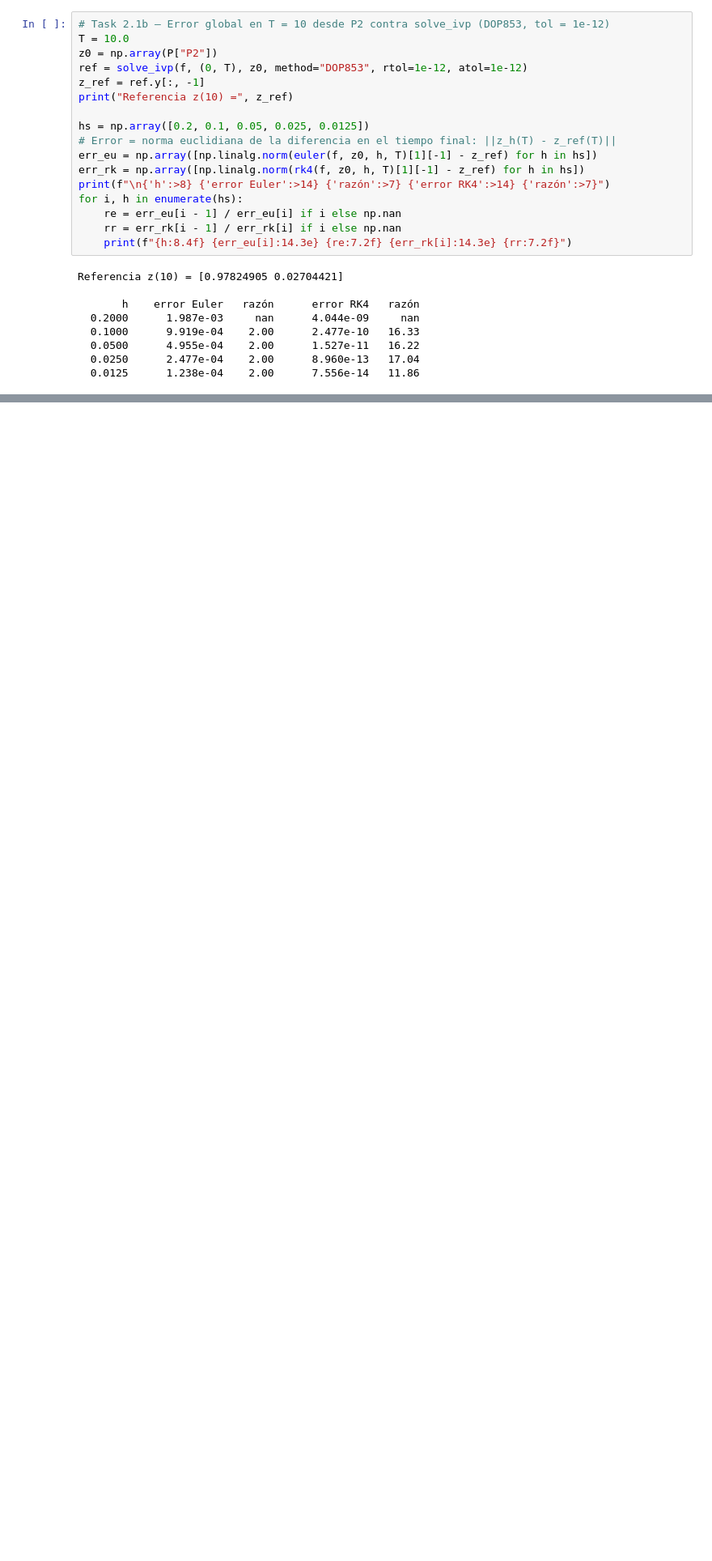
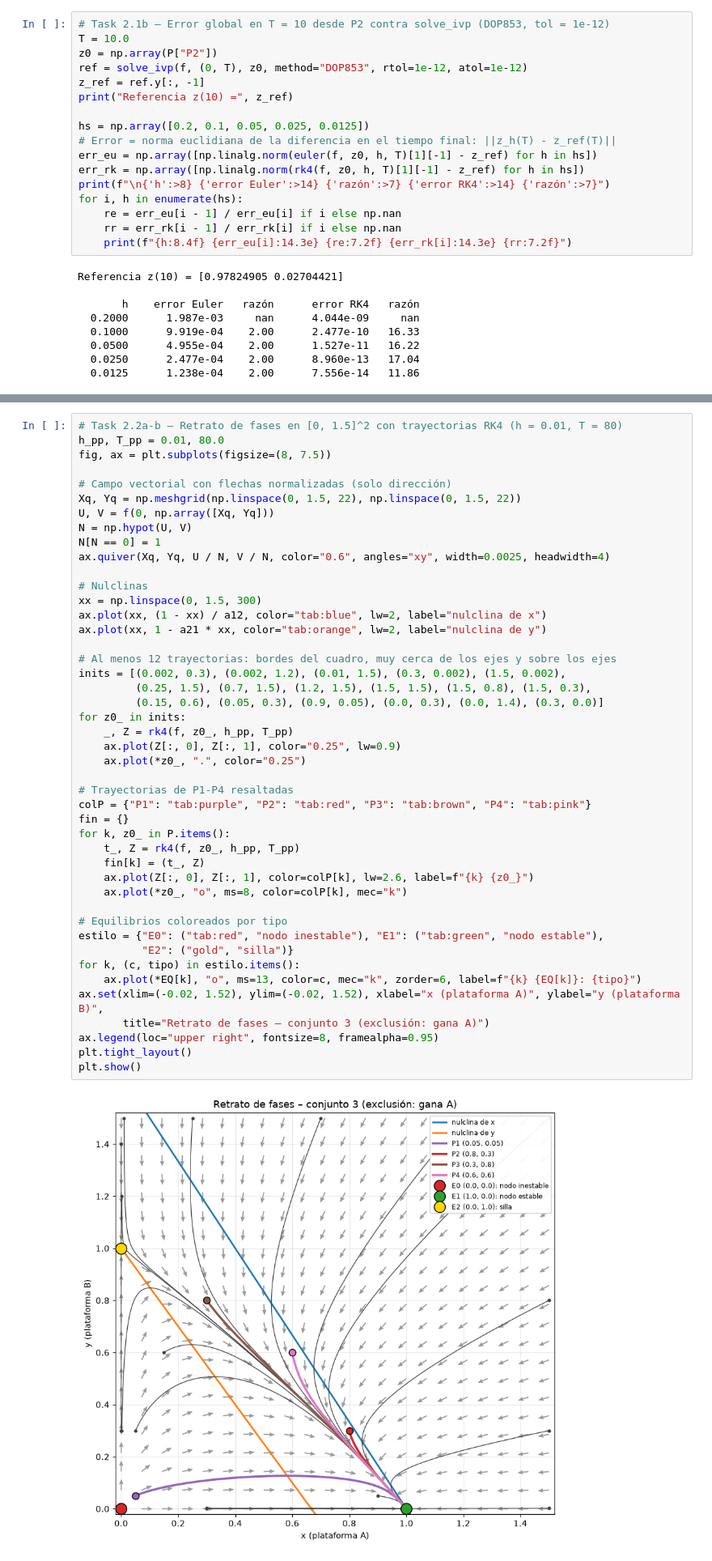
Before and after one commit to Branuvg/hdt6_modsim, a Jupyter notebook: hdt6.ipynb, the cells around one changed output, grey strips where cells are left out. Shown at 81% size. Saved outputs shown, nothing was run; the diff lists cells and outputs as text; blank space fills up the shorter version.

Commit message:
Resolver Task 2.2

```diff
--- a/hdt6.ipynb
+++ b/hdt6.ipynb
@@ -316,3 +316,50 @@ Pendiente Euler = 1.0010  (teórico 1)
 Pendiente RK4   = 3.9526  (teórico 4)
 Pendiente RK4 sin h = 0.0125 = 4.0440
 [figure]
+# %%
+# Task 2.2a-b — Retrato de fases en [0, 1.5]^2 con trayectorias RK4 (h = 0.01, T = 80)
+h_pp, T_pp = 0.01, 80.0
+fig, ax = plt.subplots(figsize=(8, 7.5))
+
+# Campo vectorial con flechas normalizadas (solo dirección)
+Xq, Yq = np.meshgrid(np.linspace(0, 1.5, 22), np.linspace(0, 1.5, 22))
+U, V = f(0, np.array([Xq, Yq]))
+N = np.hypot(U, V)
+N[N == 0] = 1
+ax.quiver(Xq, Yq, U / N, V / N, color="0.6", angles="xy", width=0.0025, headwidth=4)
+
+# Nulclinas
+xx = np.linspace(0, 1.5, 300)
+ax.plot(xx, (1 - xx) / a12, color="tab:blue", lw=2, label="nulclina de x")
+ax.plot(xx, 1 - a21 * xx, color="tab:orange", lw=2, label="nulclina de y")
+
+# Al menos 12 trayectorias: bordes del cuadro, muy cerca de los ejes y sobre los ejes
+inits = [(0.002, 0.3), (0.002, 1.2), (0.01, 1.5), (0.3, 0.002), (1.5, 0.002),
+         (0.25, 1.5), (0.7, 1.5), (1.2, 1.5), (1.5, 1.5), (1.5, 0.8), (1.5, 0.3),
+         (0.15, 0.6), (0.05, 0.3), (0.9, 0.05), (0.0, 0.3), (0.0, 1.4), (0.3, 0.0)]
+for z0_ in inits:
+    _, Z = rk4(f, z0_, h_pp, T_pp)
+    ax.plot(Z[:, 0], Z[:, 1], color="0.25", lw=0.9)
+    ax.plot(*z0_, ".", color="0.25")
+
+# Trayectorias de P1-P4 resaltadas
+colP = {"P1": "tab:purple", "P2": "tab:red", "P3": "tab:brown", "P4": "tab:pink"}
+fin = {}
+for k, z0_ in P.items():
+    t_, Z = rk4(f, z0_, h_pp, T_pp)
+    fin[k] = (t_, Z)
+    ax.plot(Z[:, 0], Z[:, 1], color=colP[k], lw=2.6, label=f"{k} {z0_}")
+    ax.plot(*z0_, "o", ms=8, color=colP[k], mec="k")
+
+# Equilibrios coloreados por tipo
+estilo = {"E0": ("tab:red", "nodo inestable"), "E1": ("tab:green", "nodo estable"),
+          "E2": ("gold", "silla")}
+for k, (c, tipo) in estilo.items():
+    ax.plot(*EQ[k], "o", ms=13, color=c, mec="k", zorder=6, label=f"{k} {EQ[k]}: {tipo}")
+ax.set(xlim=(-0.02, 1.52), ylim=(-0.02, 1.52), xlabel="x (plataforma A)", ylabel="y (plataforma B)",
+       title="Retrato de fases – conjunto 3 (exclusión: gana A)")
+ax.legend(loc="upper right", fontsize=8, framealpha=0.95)
+plt.tight_layout()
+plt.show()
+# %% [output]
+[figure, added]
```
Also changed, not shown: parts of 1 cell of this notebook.
